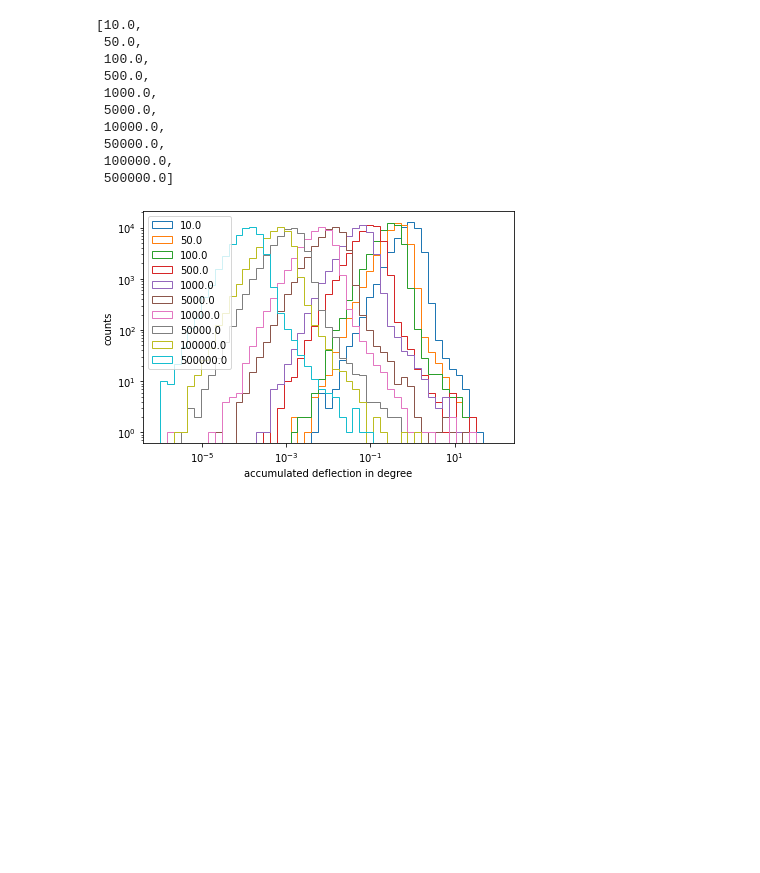
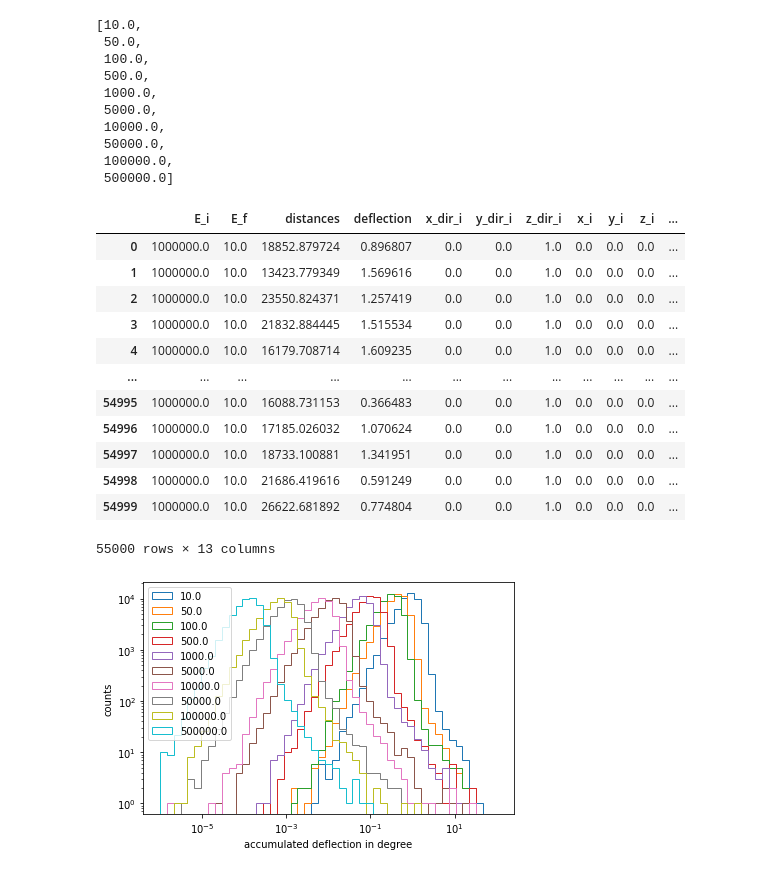
Before and after one commit to pascalgutjahr/muon-deflection-paper, a Jupyter notebook: deflection/total_defl_combined_moliere.ipynb, the cells around one changed output. Saved outputs shown, nothing was run; the diff lists cells and outputs as text; code cells hidden in the pictures; blank space fills up the shorter version.

```diff
--- a/deflection/total_defl_combined_moliere.ipynb
+++ b/deflection/total_defl_combined_moliere.ipynb
@@ -52,6 +53,22 @@ dict_keys(['df_10', 'df_09', 'df_04', 'df_08', 'df_03', 'df_07', 'df_02', 'df_06
  50000.0,
  100000.0,
  500000.0]
+# %%
+df_dict['df_10']
+# %% [output]
+|  | E_i | E_f | distances | deflection | x_dir_i | y_dir_i | z_dir_i | x_i | y_i | z_i | ... |
+| 0 | 1000000.0 | 10.0 | 18852.879724 | 0.896807 | 0.0 | 0.0 | 1.0 | 0.0 | 0.0 | 0.0 | ... |
+| 1 | 1000000.0 | 10.0 | 13423.779349 | 1.569616 | 0.0 | 0.0 | 1.0 | 0.0 | 0.0 | 0.0 | ... |
+| 2 | 1000000.0 | 10.0 | 23550.824371 | 1.257419 | 0.0 | 0.0 | 1.0 | 0.0 | 0.0 | 0.0 | ... |
+| 3 | 1000000.0 | 10.0 | 21832.884445 | 1.515534 | 0.0 | 0.0 | 1.0 | 0.0 | 0.0 | 0.0 | ... |
+| 4 | 1000000.0 | 10.0 | 16179.708714 | 1.609235 | 0.0 | 0.0 | 1.0 | 0.0 | 0.0 | 0.0 | ... |
+| ... | ... | ... | ... | ... | ... | ... | ... | ... | ... | ... | ... |
+| 54995 | 1000000.0 | 10.0 | 16088.731153 | 0.366483 | 0.0 | 0.0 | 1.0 | 0.0 | 0.0 | 0.0 | ... |
+| 54996 | 1000000.0 | 10.0 | 17185.026032 | 1.070624 | 0.0 | 0.0 | 1.0 | 0.0 | 0.0 | 0.0 | ... |
+| 54997 | 1000000.0 | 10.0 | 18733.100881 | 1.341951 | 0.0 | 0.0 | 1.0 | 0.0 | 0.0 | 0.0 | ... |
+| 54998 | 1000000.0 | 10.0 | 21686.419616 | 0.591249 | 0.0 | 0.0 | 1.0 | 0.0 | 0.0 | 0.0 | ... |
+| 54999 | 1000000.0 | 10.0 | 26622.681892 | 0.774804 | 0.0 | 0.0 | 1.0 | 0.0 | 0.0 | 0.0 | ... |
+55000 rows × 13 columns
 # %%
 bins = np.logspace(-6, 2, 50)
 for i,d in enumerate(df_dict):
```
Also changed, not shown: parts of 20 cells of this notebook, 1 other file.
